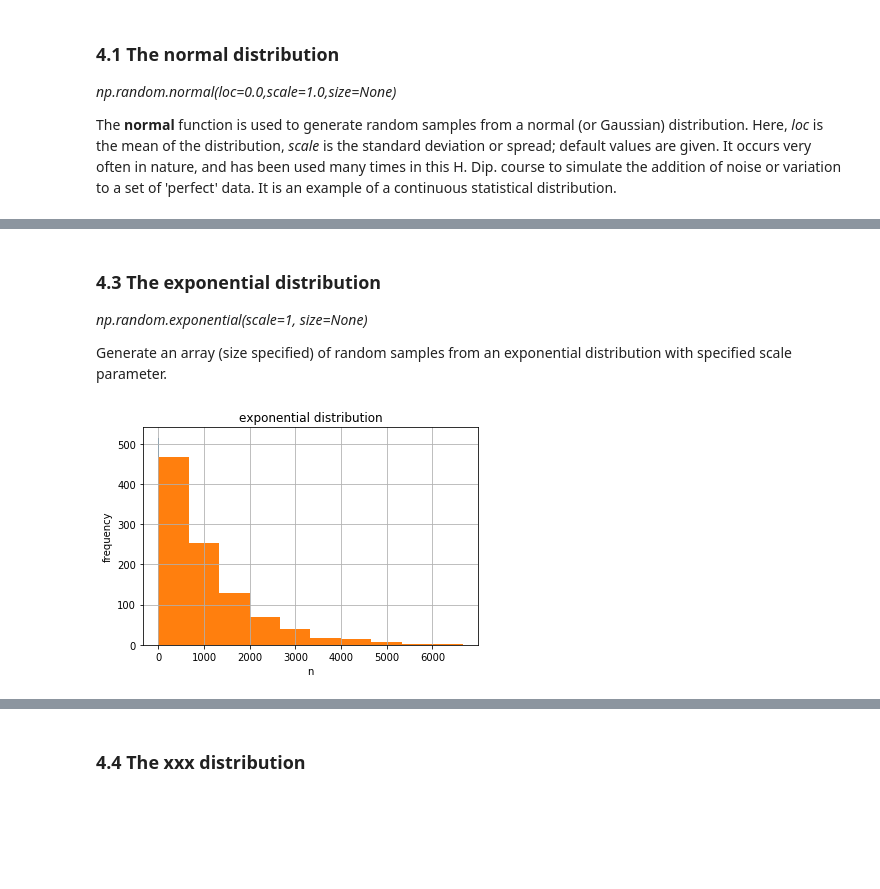
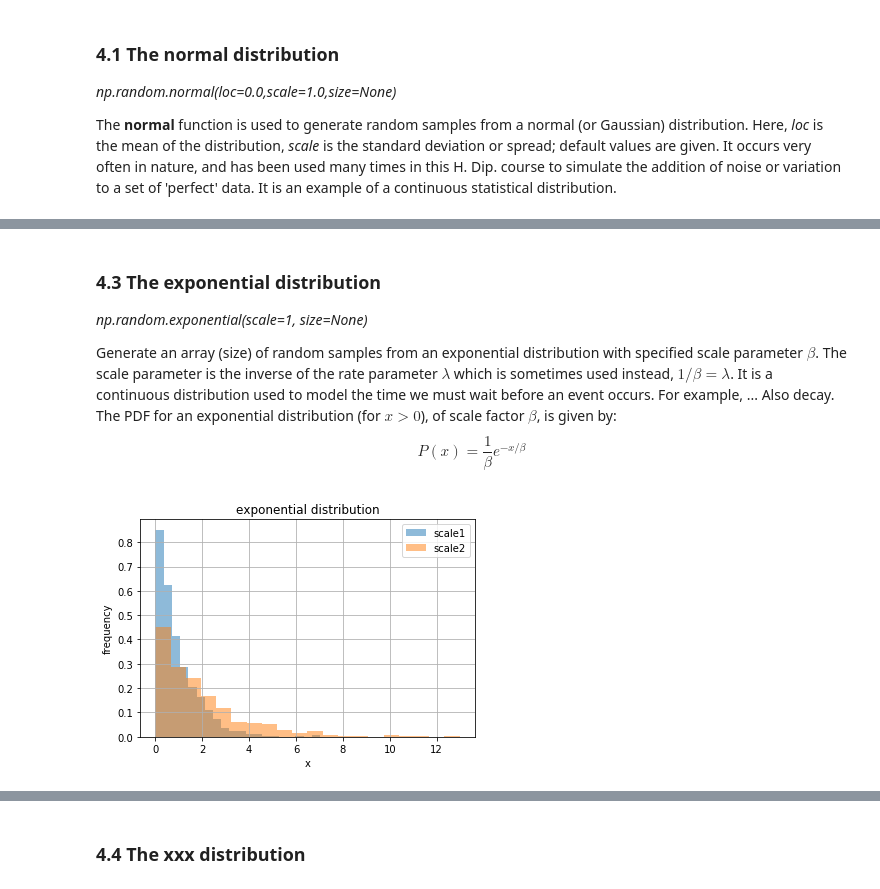
Before and after one commit to elizabethdaly/numpy-random, a Jupyter notebook: numpy-random.ipynb, the cells around one changed output, grey strips where cells are left out. Drawn from its saved outputs; the diff is of its cells as text; code cells hidden in the pictures; blank space fills up the shorter version.

```diff
--- a/numpy-random.ipynb
+++ b/numpy-random.ipynb
@@ -352,17 +363,21 @@ sum(np.random.binomial(n, p, rep) == n/2)/rep
 
 *np.random.exponential(scale=1, size=None)*
 
-Generate an array (size specified) of random samples from an exponential distribution with specified scale parameter.
+Generate an array (size) of random samples from an exponential distribution with specified scale parameter $\beta$. The scale parameter is the inverse of the rate parameter $\lambda$ which is sometimes used instead, $1/\beta = \lambda$. It is a continuous distribution used to model the time we must wait before an event occurs. For example, ... Also decay. The PDF for an exponential distribution (for $x>0$), of scale factor $\beta$, is given by:
+$$P(x) = \frac{1}{\beta} e^{-x/\beta}$$
 # %%
 # 1000 samples from exp distribution with scale
-scale1, scale2 = 10, 1000
+scale1, scale2 = 1, 2
 e1 = np.random.exponential(scale1, 1000)
 e2 = np.random.exponential(scale2, 1000)
-plt.hist(e1)
-plt.hist(e2)
+count, bins, ignored = plt.hist(e1, 20, alpha=0.5, density=True, label='scale1')
+count, bins, ignored = plt.hist(e2, 20, alpha=0.5, density=True, label='scale2')
+#plt.hist(e1, alpha=0.3, label='scale1')
+#plt.hist(e2, alpha=0.5, label='scale2')
 plt.title('exponential distribution')
-plt.xlabel('n')
+plt.xlabel('x')
 plt.ylabel('frequency')
+plt.legend()
 plt.grid()
 # %% [output]
-[figure, old version]
+[figure, new version]
```
Also changed, not shown: parts of 30 cells of this notebook, 1 other file.
